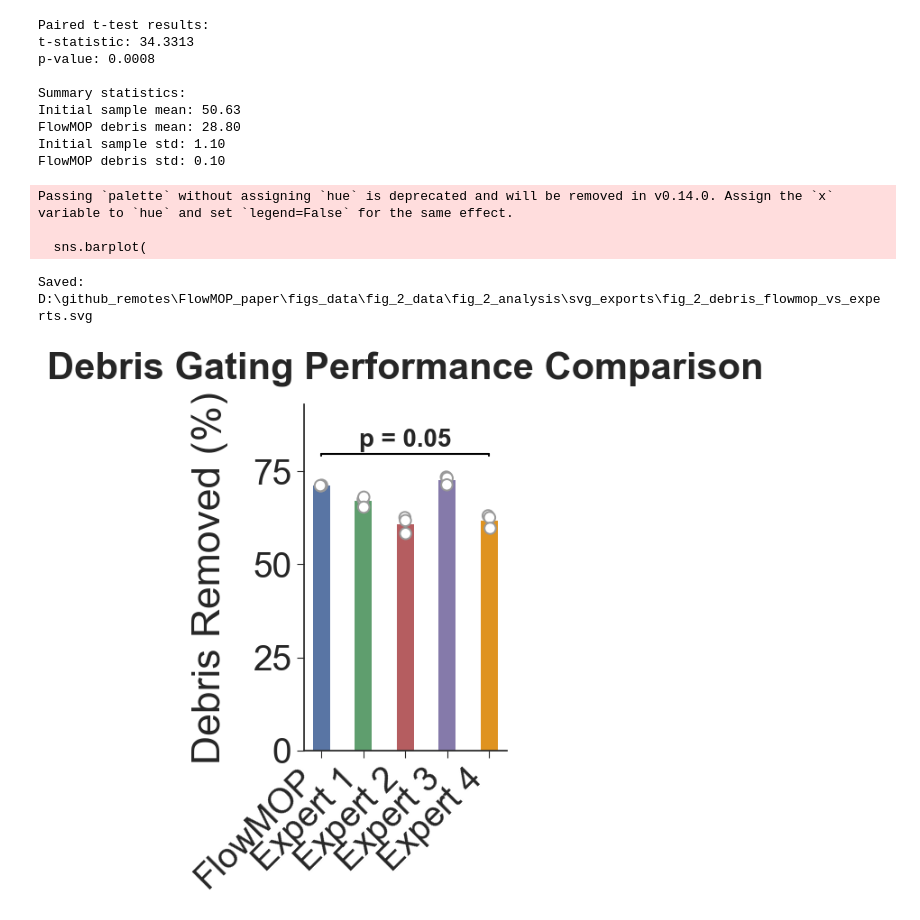
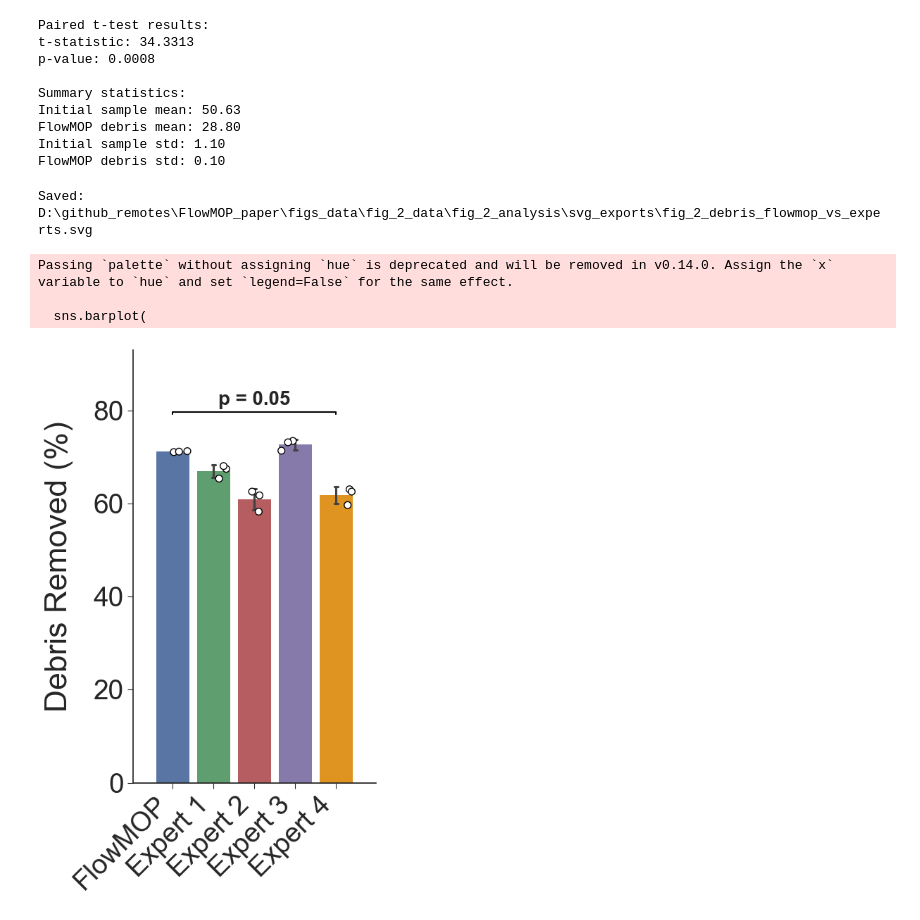
Before and after one commit to 1ordinateur/FlowMOP_paper, a Jupyter notebook: figs_data/fig_2_data/fig_2_analysis/fig_2_debris.ipynb, the cells around one changed output. Drawn from its saved outputs; the diff is of its cells as text; code cells hidden in the pictures.

Commit message:
figures prettification

```diff
--- a/figs_data/fig_2_data/fig_2_analysis/fig_2_debris.ipynb
+++ b/figs_data/fig_2_data/fig_2_analysis/fig_2_debris.ipynb
@@ -198,23 +198,10 @@ n_tests = len(p_values)
 
 # -------- Plot styling and layout --------
 plt.style.use("seaborn-v0_8-ticks")
-fig, ax = plt.subplots(figsize=(4.4, 9.6))  # tall, narrow figure
+fig, ax = plt.subplots(figsize=(5.6, 12.0))  # taller panel
 
 palette = ["#4c72b0", "#55a868", "#c44e52", "#8172b2", "#ff9900"]
 palette_map = dict(zip(order, palette))
-
-# Bar plot with SD error bars
-sns.barplot(
-    x="sampler_anonymized",
-    y="removed_debris",
-    data=plot_df,
-    order=order,
-    palette=palette,
-    errorbar="sd",
-    capsize=0.1,
-    width=0.40,
-    ax=ax,
-)
 
 # Colored points per algorithm
 sns.stripplot(
@@ -226,24 +213,38 @@ sns.stripplot(
     hue_order=order,
     palette={k: "white" for k in order},
     dodge=False,
-    size=9,
-    jitter=0.03,
+    size=7,
+    jitter=0.4,
     ax=ax,
-    edgecolor="gray",
-    linewidth=1.4,
+    edgecolor="black",
+    linewidth=1,
     legend=False,
 )
 
+
+# Bar plot with SD error bars
+sns.barplot(
+    x="sampler_anonymized",
+    y="removed_debris",
+    data=plot_df,
+    order=order,
+    palette=palette,
+    errorbar="sd",
+    capsize=0.1,
+    width=0.8,
+    ax=ax,
+)
 # Titles and labels
 ax.set_title(
-    "Debris Gating Performance Comparison",
+    "",
     fontsize=BIG_FONTS["title"],
     weight="bold",
-    pad=20,
+    pad=8,
 )
 ax.set_xlabel("")
 ax.set_ylabel("Debris Removed (%)", fontsize=BIG_FONTS["label"])
 ax.tick_params(axis="both", which="major", labelsize=BIG_FONTS["tick"])
+ax.margins(x=0.12)
 plt.setp(ax.get_xticklabels(), rotation=45, ha="right")
 ax.yaxis.labelpad = 20
 fig.subplots_adjust(left=0.23, bottom=0.30)
@@ -284,38 +285,38 @@ max_y = 0
 for p in ax.patches:
     mean_val = p.get_height()
     group_idx = int(round(p.get_x() + p.get_width() / 2.0))
     group_name = order[group_idx]
     std_val = plot_df[plot_df["sampler_anonymized"] == group_name]["removed_debris"].std()
     max_y = max(max_y, mean_val + std_val)
 
 bar_y_pos = max_y * 1.08
 y_increment = max_y * 0.12
 
 x_flowmop = order.index("FlowMOP")
 for expert in order[1:]:
     p_corrected = min(p_values[expert] * n_tests, 1.0)
     if p_corrected < 0.05:
         x_expert = order.index(expert)
         add_significance_bar(x_flowmop, x_expert, p_corrected, bar_y_pos, ax)
         bar_y_pos += y_increment
 
 ax.set_ylim(top=bar_y_pos * 1.05)
 plt.tight_layout(rect=[0, 0.28, 1, 1])
 
 from pathlib import Path
 export_dir = Path("svg_exports")
 export_dir.mkdir(parents=True, exist_ok=True)
 output_svg = export_dir / "fig_2_debris_flowmop_vs_experts.svg"
 fig.savefig(output_svg, format="svg", bbox_inches="tight")
 print(f"Saved: {output_svg.resolve()}")
 
 plt.show()
 # %% [output]
-Passing `palette` without assigning `hue` is deprecated and will be removed in v0.14.0. Assign the `x` variable to `hue` and set `legend=False` for the same effect.
-
-  sns.barplot(
+Saved: D:\github_remotes\FlowMOP_paper\figs_data\fig_2_data\fig_2_analysis\svg_exports\fig_2_debris_flowmop_vs_experts.svg
-Saved: D:\github_remotes\FlowMOP_paper\figs_data\fig_2_data\fig_2_analysis\svg_exports\fig_2_debris_flowmop_vs_experts.svg
+Passing `palette` without assigning `hue` is deprecated and will be removed in v0.14.0. Assign the `x` variable to `hue` and set `legend=False` for the same effect.
+
+  sns.barplot(
-[figure, old version]
+[figure, new version]
 # %%
 import matplotlib.pyplot as plt
 import seaborn as sns
```
Also changed, not shown: parts of 3 cells of this notebook, 10 other files.
